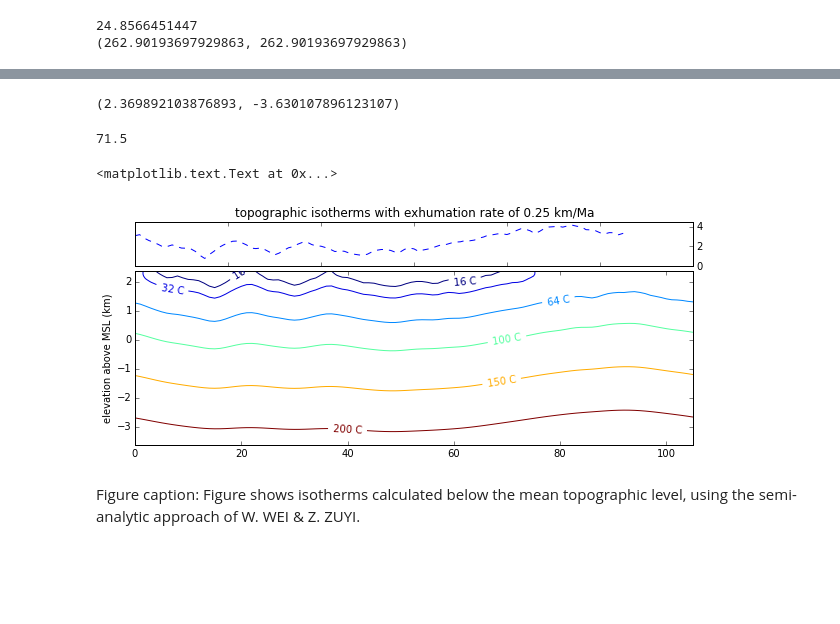
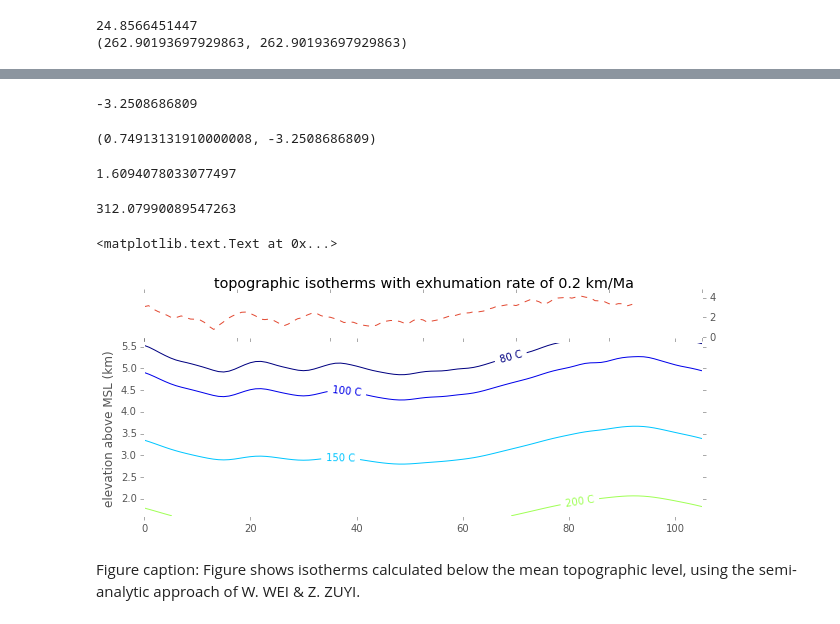
Before and after one commit to dansand/uw-bits, a Jupyter notebook: topo-isotherms/Isotherms_topography.ipynb, the cells around one changed output, grey strips where cells are left out. Saved outputs shown, nothing was run; the diff lists cells and outputs as text; code cells hidden in the pictures; blank space fills up the shorter version.

```diff
--- a/topo-isotherms/Isotherms_topography.ipynb
+++ b/topo-isotherms/Isotherms_topography.ipynb
@@ -67,7 +69,7 @@ L = 100.  #This is the vertical length (depth) in the model,
 wavelength = 30.
 
 #exhumation / denudation  (0- 0.5 km / Ma)
-u = 0.25
+u = 0.2
 lapse = -4.5 #C/km
 DTDY = 25.
 
@@ -235,3 +261,11 @@ print(expected, result)
 #Create y values for topographic array, x values are taken from the number of samples in the profile
 ys = np.linspace(0,6, 100)
 a = np.zeros((ys.shape[0] , npts))
+# %%
+todepth = 4
+vertpts = 40.
+valley = newy.min()
+ys = np.linspace(abs(valley), (todepth + abs(valley)), vertpts)
+#xs = np.linspace(0 , W, vertpts*floor((W/todepth)))
+#X, Y = np.meshgrid(xs, ys)
+temperatures = np.zeros((ys.shape[0] , npts))
@@ -238,7 +284,7 @@ a = np.zeros((ys.shape[0] , npts))
 # %%
 for index, y in enumerate(ys):
     T = analytic_geotherm(y,dom_width, sig_fft, TL, TS, L, u, kappa, DTDY, lapse)
-    a[index,:] = T
+    temperatures[index,:] = T
 
 #Set any negative values of a to zero
 
@@ -253,38 +299,46 @@ class nf(float):
              return '%.0f' % self.__float__()
          else:
              return '%.1f' % self.__float__()
+# %%
+(origtopo[:,2]/1000.).min() - 4
+# %% [output]
+-3.2508686809
 # %%
 #Our Fourier expansion is around the Mean elevation. For plotting we want the true elevation
-zerolineelev = -1*(ys[0] - mean_elv/1000.)
-bottomelev = -1*(ys[-1] - mean_elv/1000.)
+zerolineelev = (origtopo[:,2]/1000.).min()
+bottomelev = (origtopo[:,2]/1000.).min() - 4
 print(zerolineelev, bottomelev)
 # %% [output]
-(2.369892103876893, -3.630107896123107)
+(0.74913131910000008, -3.2508686809)
-# %%
-2.3*25 + 14
-# %% [output]
-71.5
+# %%
+ys[0]
+# %% [output]
+1.6094078033077497
+# %%
+a.max()
+# %% [output]
+312.07990089547263
 # %%
 fig1 = plt.figure(figsize=[10,4])
 #
 gs = GridSpec(100,400)
 
 axT = fig1.add_subplot(gs[0:20,0:400])
 plt.title('topographic isotherms with exhumation rate of ' + str(u) + ' km/Ma')
 axT.plot(toposynth+(mean_elv/1e3), '--')
 axT.xaxis.set_major_formatter(plt.NullFormatter())
 axT.yaxis.tick_right()
 axT.yaxis.set_ticks([0,2,4])
 axMain = fig1.add_subplot(gs[22:,0:400])
-levels = [16, 32, 64, 100, 150, 200]
-CS = axMain.contour(flipud(a), levels, extent=[0, dom_width, bottomelev, zerolineelev], aspect='auto')
-CS.levels = [nf(val) for val in CS.levels ]
+levels = [80, 100, 150, 200, 300]
+CS1 = axMain.contour(flipud(temperatures), levels, extent=[0, dom_width, abs(valley), (todepth + abs(valley))], aspect='auto')
+CS1.levels = [nf(val) for val in CS1.levels ]
 fmt = '%r' + ' C'
-plt.clabel(CS, CS.levels, inline=True, fmt=fmt, fontsize=10)
+plt.clabel(CS1, CS1.levels, inline=True, fmt=fmt, fontsize=10)
 plt.ylabel('elevation above MSL (km)')
 # %% [output]
 <matplotlib.text.Text at 0x...>
-[figure, old version]
+[figure, new version]
 # %% [markdown]
 Figure caption: Figure shows isotherms calculated below the mean topographic level, using the semi-analytic approach of W. WEI & Z. ZUYI.
 # %%
```
Also changed, not shown: parts of 64 cells of this notebook, 9 other files.
